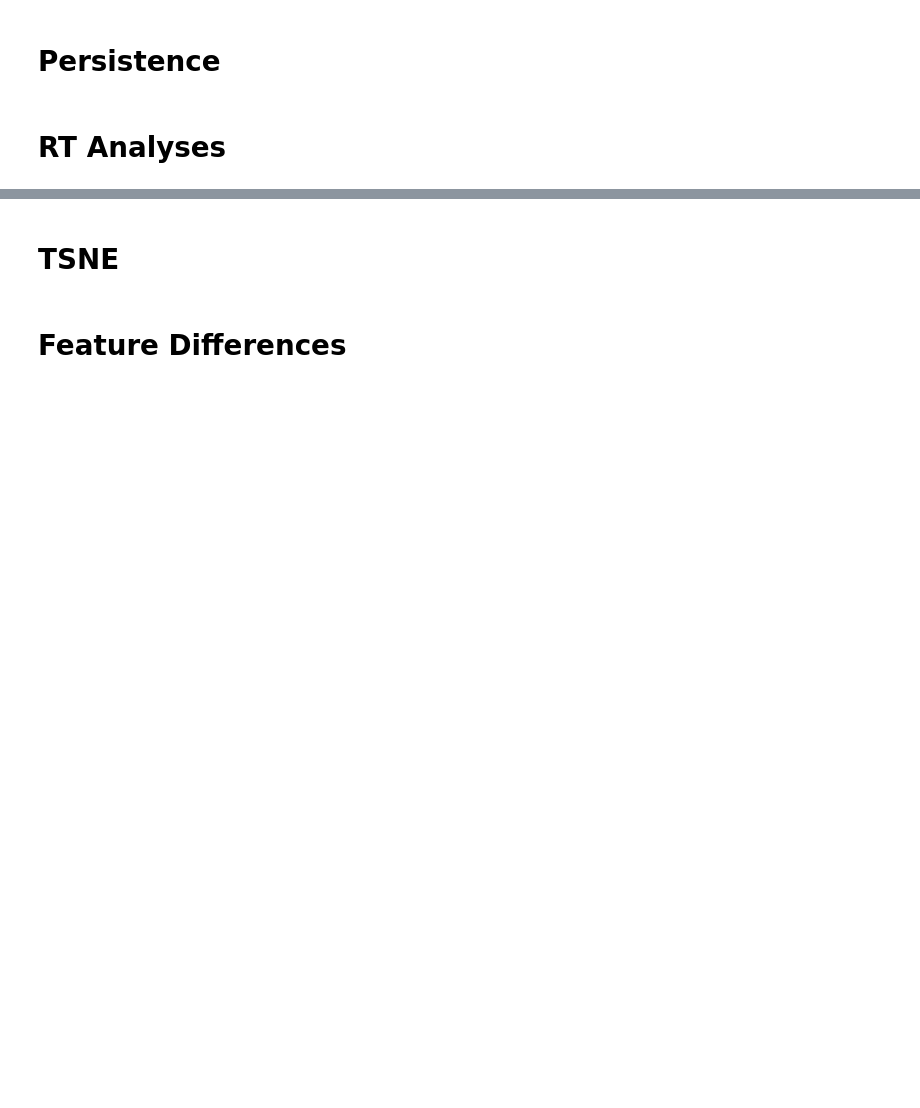
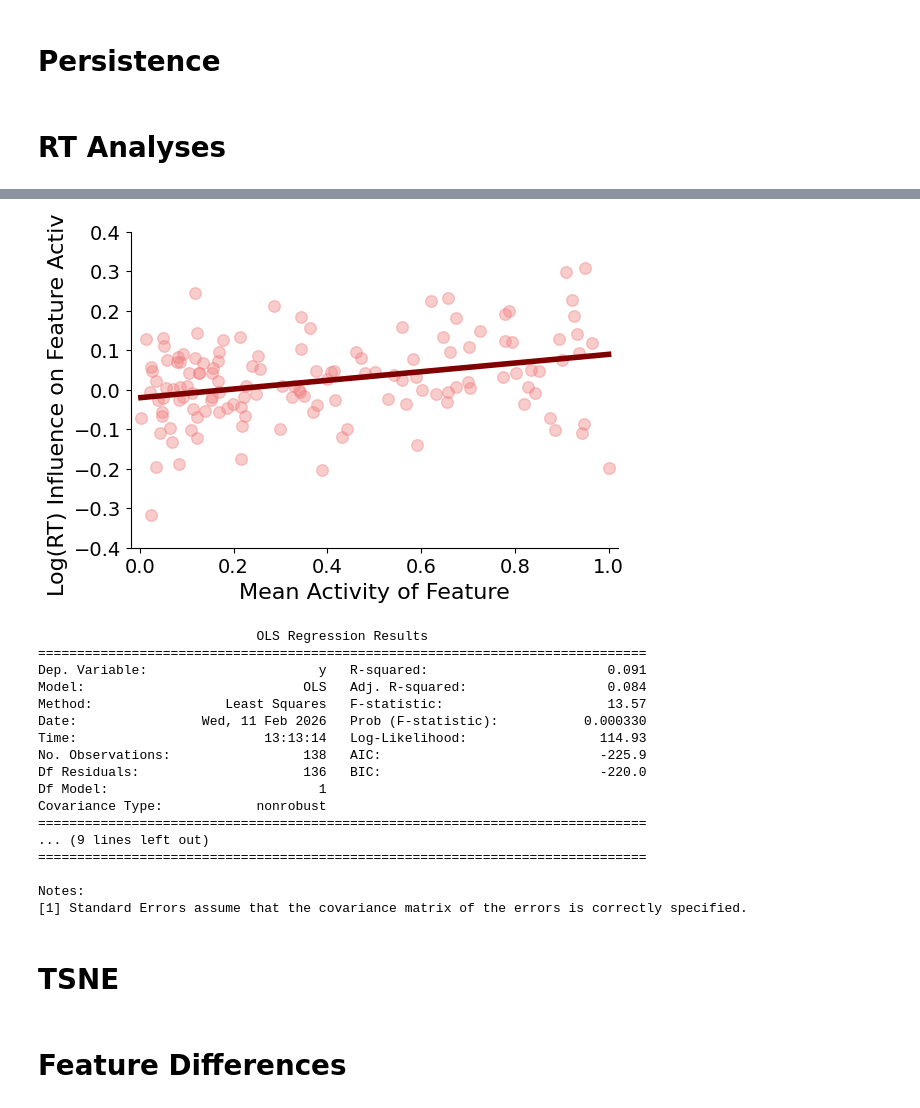
Before and after one commit to surabhisnath/process_modelling, a Jupyter notebook: scripts/LLM_features.ipynb, the cells around one changed output, grey strips where cells are left out. Saved outputs shown, nothing was run; the diff lists cells and outputs as text; code cells hidden in the pictures; blank space fills up the shorter version.

Commit message:
writing methods

```diff
--- a/scripts/LLM_features.ipynb
+++ b/scripts/LLM_features.ipynb
@@ -1244,3 +1305,56 @@ data2["logRT"] = np.log(data2["RT"] + 0.001)
+# %%
+import numpy as np
+import matplotlib.pyplot as plt
+import statsmodels.api as sm
+
+# Convert to arrays (just in case)
+x = np.array(feature_activities)
+y = np.array(rt_activity_influence)
+
+# Add intercept
+X = sm.add_constant(x)
+
+# Fit OLS
+model = sm.OLS(y, X).fit()
+
+# Predicted line
+x_line = np.linspace(x.min(), x.max(), 200)
+X_line = sm.add_constant(x_line)
+y_line = model.predict(X_line)
+
+# Plot
+plt.figure(figsize=(6,4))
+plt.scatter(x, y, color='lightcoral', alpha=0.4, s=70)
+plt.plot(x_line, y_line, color='maroon', linewidth=4)
+
+plt.xlabel("Mean Activity of Feature")
+plt.ylabel("Log(RT) Influence on Feature Activity")
+# plt.grid(alpha=0.3)
+plt.tight_layout()
+plt.xlim(-0.02,1.02)
+plt.ylim(-0.4, 0.4)
+plt.show()
+
+print(model.summary())
+# %% [output]
+[figure, added]
+                            OLS Regression Results
+==============================================================================
+Dep. Variable:                      y   R-squared:                       0.091
+Model:                            OLS   Adj. R-squared:                  0.084
+Method:                 Least Squares   F-statistic:                     13.57
+Date:                Wed, 11 Feb 2026   Prob (F-statistic):           0.000330
+Time:                        13:13:14   Log-Likelihood:                 114.93
+No. Observations:                 138   AIC:                            -225.9
+Df Residuals:                     136   BIC:                            -220.0
+Df Model:                           1
+Covariance Type:            nonrobust
+==============================================================================
+... (9 lines left out)
+==============================================================================
+
+Notes:
+[1] Standard Errors assume that the covariance matrix of the errors is correctly specified.
 # %%
 new_cols = {}
 for col in feature_cols:
```
Also changed, not shown: parts of 30 cells of this notebook, 19 other files.
